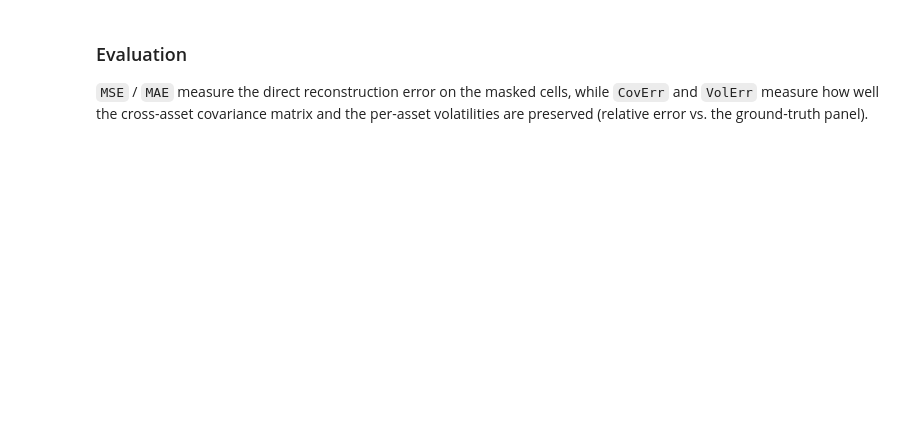
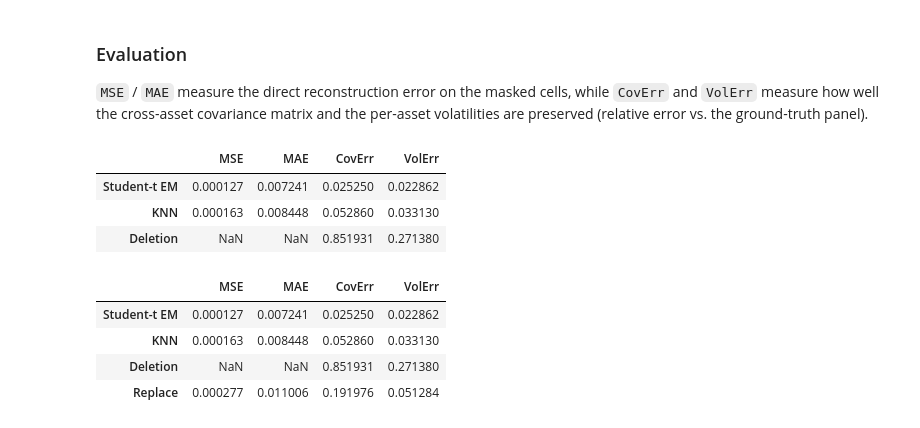
Before and after one commit to michelecarlo/Graduate-Thesis, a Jupyter notebook: Code/Analysis.ipynb, the cells around one changed output. Cells and saved outputs as stored; diff of their text form; code cells hidden in the pictures; blank space fills up the shorter version.

```diff
--- a/Code/Analysis.ipynb
+++ b/Code/Analysis.ipynb
@@ -105,14 +160,34 @@ def evaluate(X_imp):
 
 scores = pd.DataFrame(
     {name: evaluate(X.to_numpy()) for name, X in imputed.items()}
-).T.sort_values("MSE")
+).T
+cov_true, cov_imp = np.cov(X_true, rowvar=False), np.cov(del_row, rowvar=False)
+vol_true, vol_imp = X_true.std(axis=0), del_row.std(axis=0)
+CovErr = np.linalg.norm(cov_imp - cov_true) / np.linalg.norm(cov_true)
+VolErr = np.mean(np.abs(vol_imp - vol_true) / vol_true)
+scores.loc['Deletion'] = {"MSE": np.nan, "MAE": np.nan, "CovErr": CovErr, "VolErr": VolErr}
 scores
+# %% [output]
+|  | MSE | MAE | CovErr | VolErr |
+| Student-t EM | 0.000127 | 0.007241 | 0.025250 | 0.022862 |
+| KNN | 0.000163 | 0.008448 | 0.052860 | 0.033130 |
+| Deletion | NaN | NaN | 0.851931 | 0.271380 |
-# %%
-cov_true, cov_imp = np.cov(X_true, rowvar=False), np.cov(del_row, rowvar=False)
-vol_true, vol_imp = X_true.std(axis=0), del_row.std(axis=0)
-CovErr = np.linalg.norm(cov_imp - cov_true) / np.linalg.norm(cov_true)
-VolErr = np.mean(np.abs(vol_imp - vol_true) / vol_true)
-scores["Deletion"] = {"MSE": np.nan, "MAE": np.nan, "CovErr": CovErr, "VolErr": VolErr}
+# %%
+zero = zero_replace.to_numpy()
+diff = zero[eval_mask] - X_true[eval_mask]
+
+cov_true, cov_imp = np.cov(X_true, rowvar=False), np.cov(zero, rowvar=False)
+vol_true, vol_imp = X_true.std(axis=0), zero.std(axis=0)
+CovErr = np.linalg.norm(cov_imp - cov_true) / np.linalg.norm(cov_true)
+VolErr = np.mean(np.abs(vol_imp - vol_true) / vol_true)
+scores.loc['Replace'] = {"MSE": np.mean(diff ** 2), "MAE": np.mean(np.abs(diff)), "CovErr": CovErr, "VolErr": VolErr}
+scores
+# %% [output]
+|  | MSE | MAE | CovErr | VolErr |
+| Student-t EM | 0.000127 | 0.007241 | 0.025250 | 0.022862 |
+| KNN | 0.000163 | 0.008448 | 0.052860 | 0.033130 |
+| Deletion | NaN | NaN | 0.851931 | 0.271380 |
+| Replace | 0.000277 | 0.011006 | 0.191976 | 0.051284 |
 # %%
 plt.figure(figsize=(12, 6))
 plt.plot(imputed["Student-t EM"].to_numpy()[:50, 0], label="Student-t EM", color="green")
```
Also changed, not shown: parts of 8 cells of this notebook, 5 other files.
